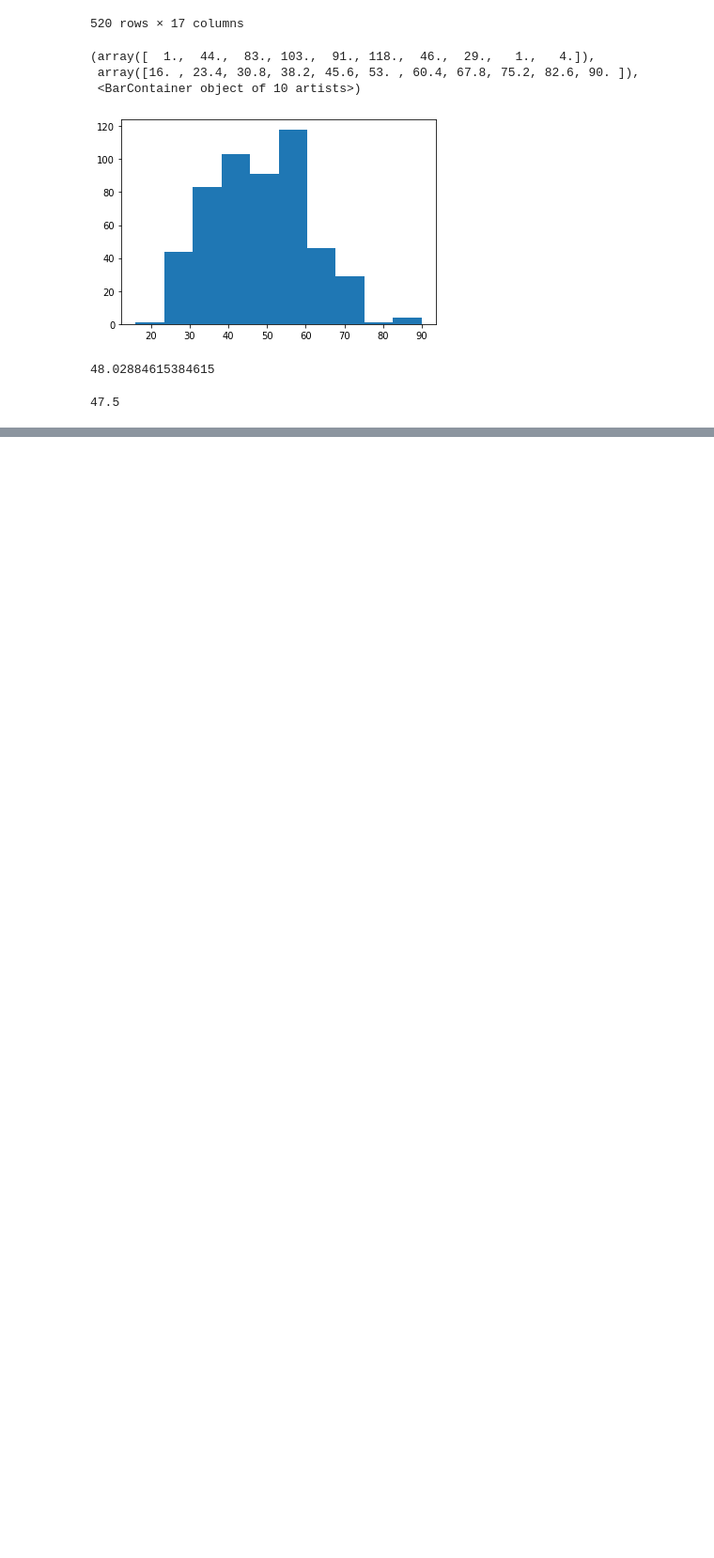
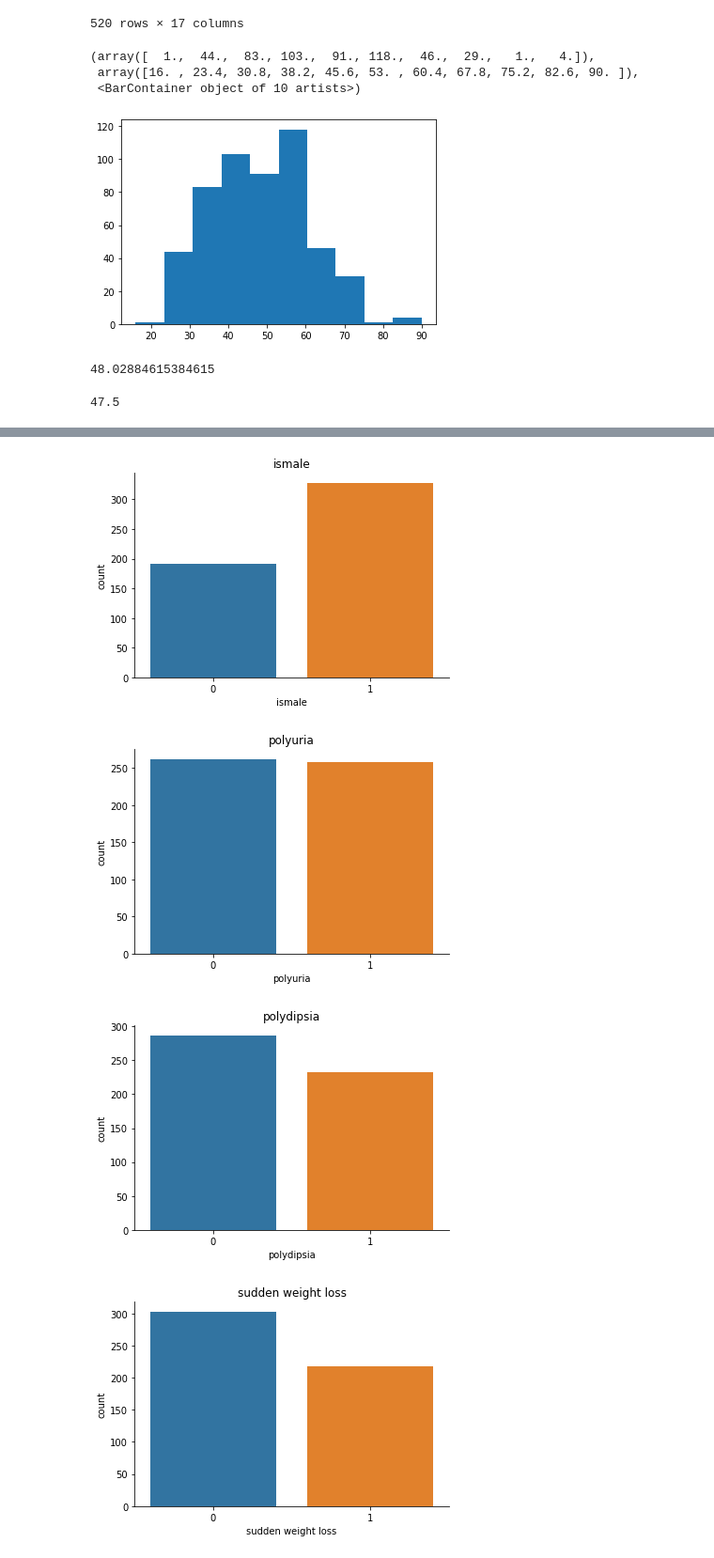
Before and after one commit to fabiokrone/DS_early_diabetes_detection, a Jupyter notebook: project-early-diabetes-detection.ipynb, the cells around one changed output, grey strips where cells are left out. Shown at 94% size. Drawn from its saved outputs; the diff is of its cells as text; code cells hidden in the pictures; blank space fills up the shorter version.

```diff
--- a/project-early-diabetes-detection.ipynb
+++ b/project-early-diabetes-detection.ipynb
@@ -209,0 +222,11 @@ sns.countplot(df['ismale'])
+# %%
+for column in columns:
+    sns.countplot(df[column])
+    plt.title(column)
+    sns.despine()
+    plt.show()
+# %% [output]
+[figure, added]
+[figure, added]
+[figure, added]
+[figure, added]
```
Also changed, not shown: parts of 17 cells of this notebook.
